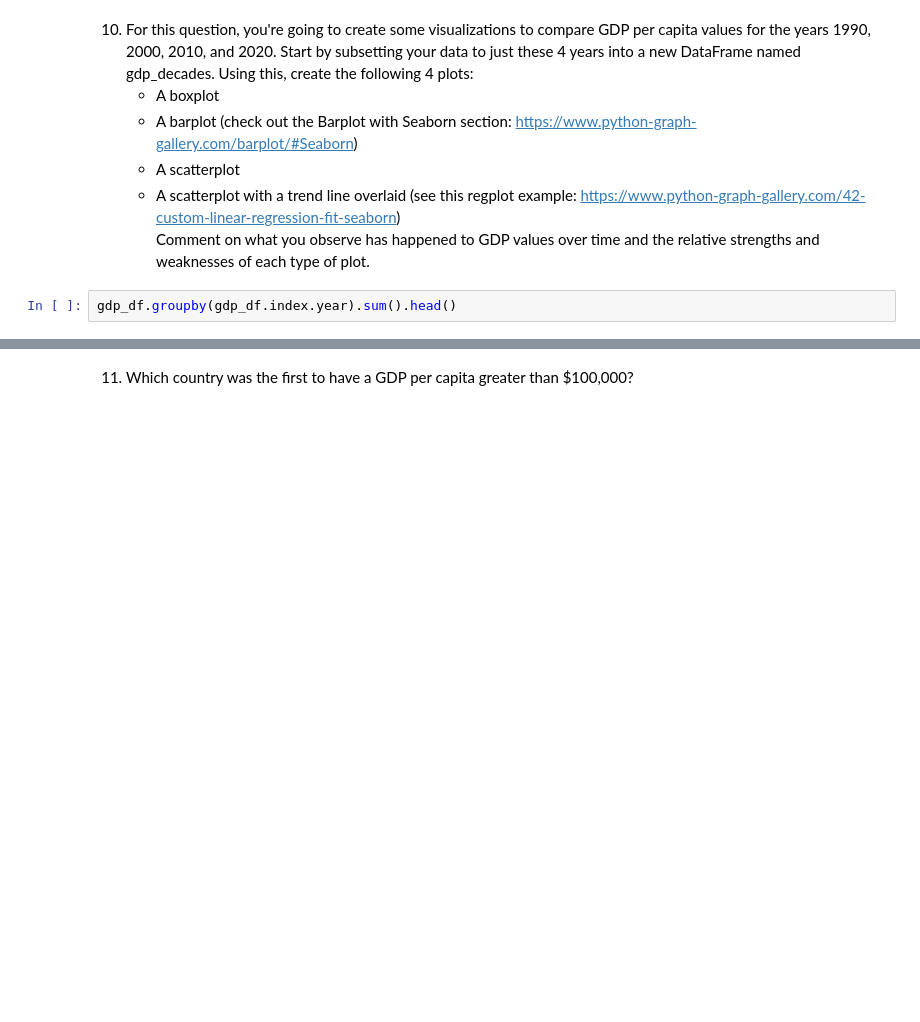
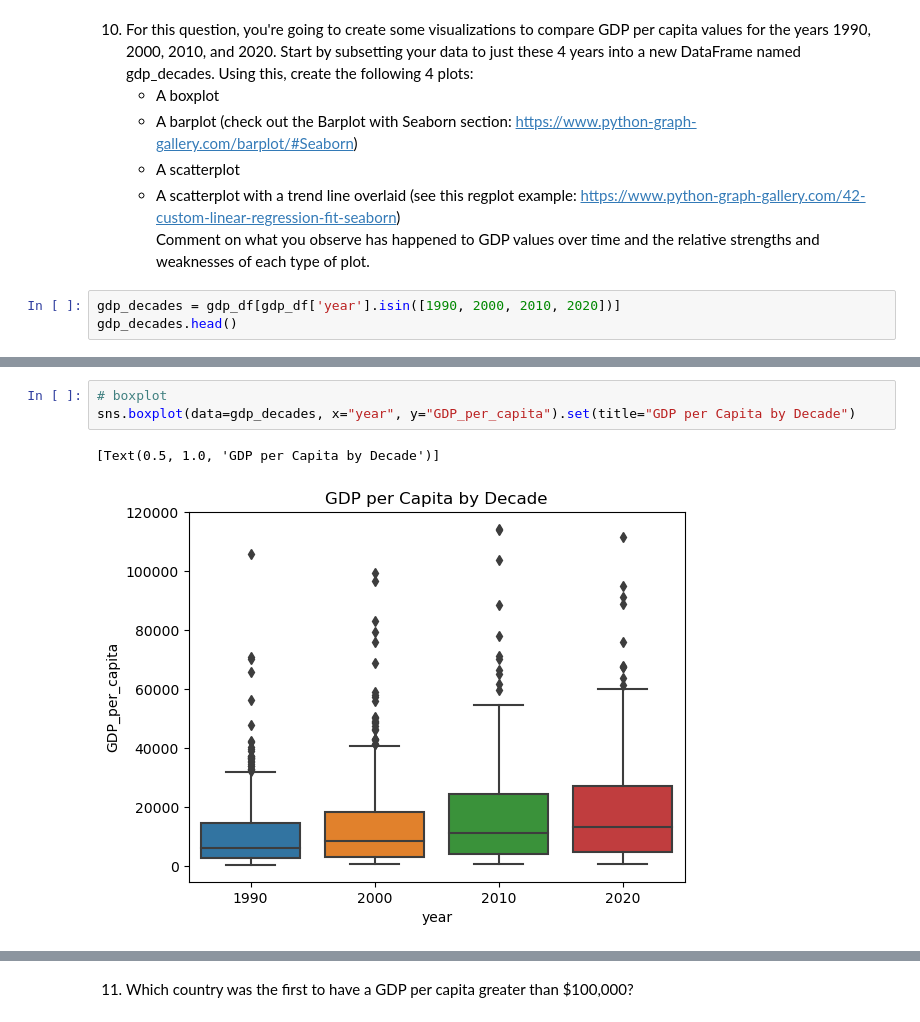
Before and after one commit to NSS-Data-Analytics-Cohort-10/gdp-and-internet-usage-marthahunter, a Jupyter notebook: notebooks/un_data_project.ipynb, the cells around one changed output, grey strips where cells are left out. Cells and saved outputs as stored; diff of their text form; blank space fills up the shorter version.

```diff
--- a/notebooks/un_data_project.ipynb
+++ b/notebooks/un_data_project.ipynb
@@ -212,5 +212,6 @@ twenty_twenty["GDP_per_capita"].median()
 	* A scatterplot with a trend line overlaid (see this regplot example: https://www.python-graph-gallery.com/42-custom-linear-regression-fit-seaborn)
 Comment on what you observe has happened to GDP values over time and the relative strengths and weaknesses of each type of plot.
 # %%
-gdp_df.groupby(gdp_df.index.year).sum().head()
+gdp_decades = gdp_df[gdp_df['year'].isin([1990, 2000, 2010, 2020])]
+gdp_decades.head()
 # %% [output]
@@ -217,0 +224,6 @@ AttributeError: 'RangeIndex' object has no attribute 'year'
+# %%
+# boxplot
+sns.boxplot(data=gdp_decades, x="year", y="GDP_per_capita").set(title="GDP per Capita by Decade")
+# %% [output]
+[Text(0.5, 1.0, 'GDP per Capita by Decade')]
+[figure, added]
```
Also changed, not shown: parts of 5 cells of this notebook.
